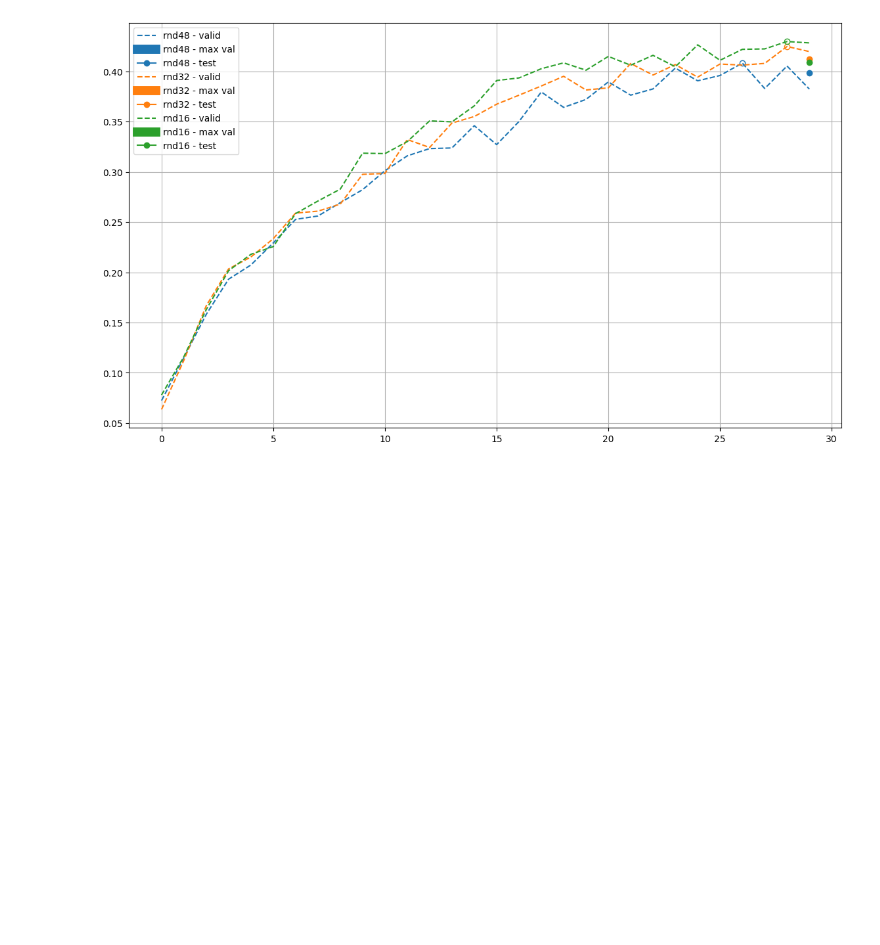
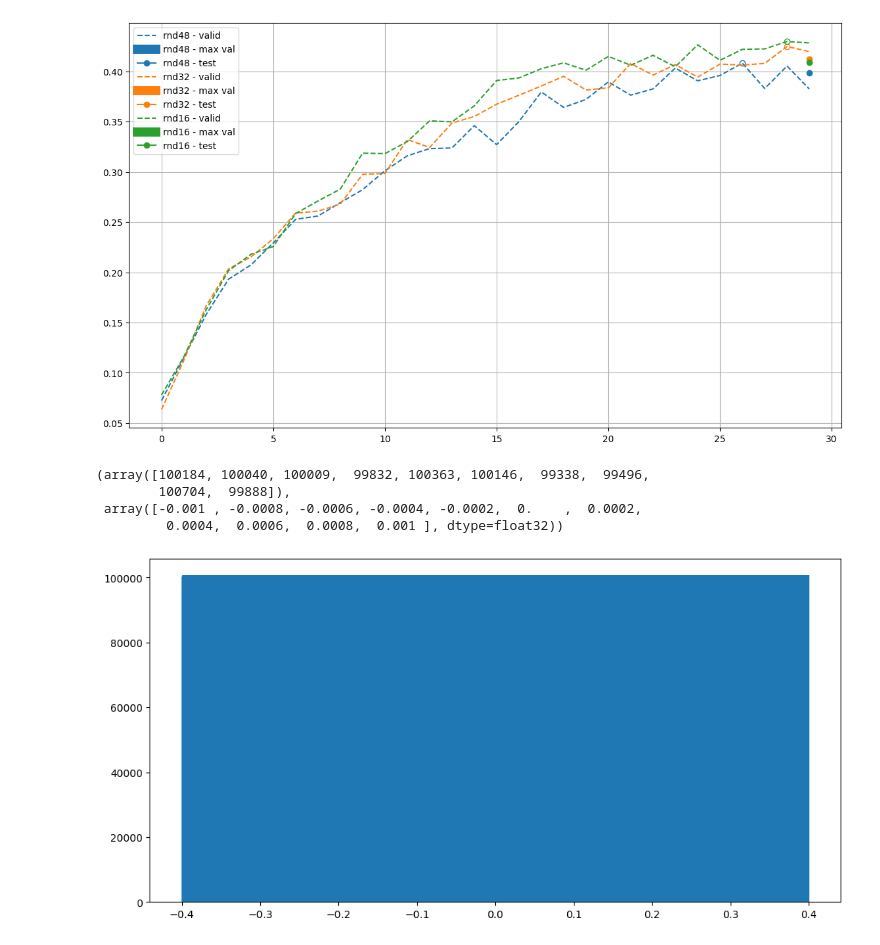
Before and after one commit to MicheleCazzola/artist-identification, a Jupyter notebook: playground.ipynb, the cells around one changed output. Cells and saved outputs as stored; diff of their text form; code cells hidden in the pictures; blank space fills up the shorter version.

```diff
--- a/playground.ipynb
+++ b/playground.ipynb
@@ -932,3 +932,27 @@ plt.legend()
 # %% [output]
 <matplotlib.legend.Legend at 0x...>
 [figure]
+# %%
+import torch
+import numpy as np
+
+layer = torch.nn.Linear(1000000, 3)
+
+a = torch.rand(4)
+#out = layer(a)
+
+v = np.histogram(layer.weight[0].detach().numpy(), bins=10)
+v
+# %% [output]
+(array([100184, 100040, 100009,  99832, 100363, 100146,  99338,  99496,
+        100704,  99888]),
+ array([-0.001 , -0.0008, -0.0006, -0.0004, -0.0002,  0.    ,  0.0002,
+         0.0004,  0.0006,  0.0008,  0.001 ], dtype=float32))
+# %%
+import matplotlib.pyplot as plt
+
+plt.figure(figsize=(12, 6))
+plt.bar([(a+b)/2 for (a,b) in zip(v[1][:-1], v[1][1:])], v[0], width=0.8)
+plt.show()
+# %% [output]
+[figure, added]
```
Also changed, not shown: 11 other files.
